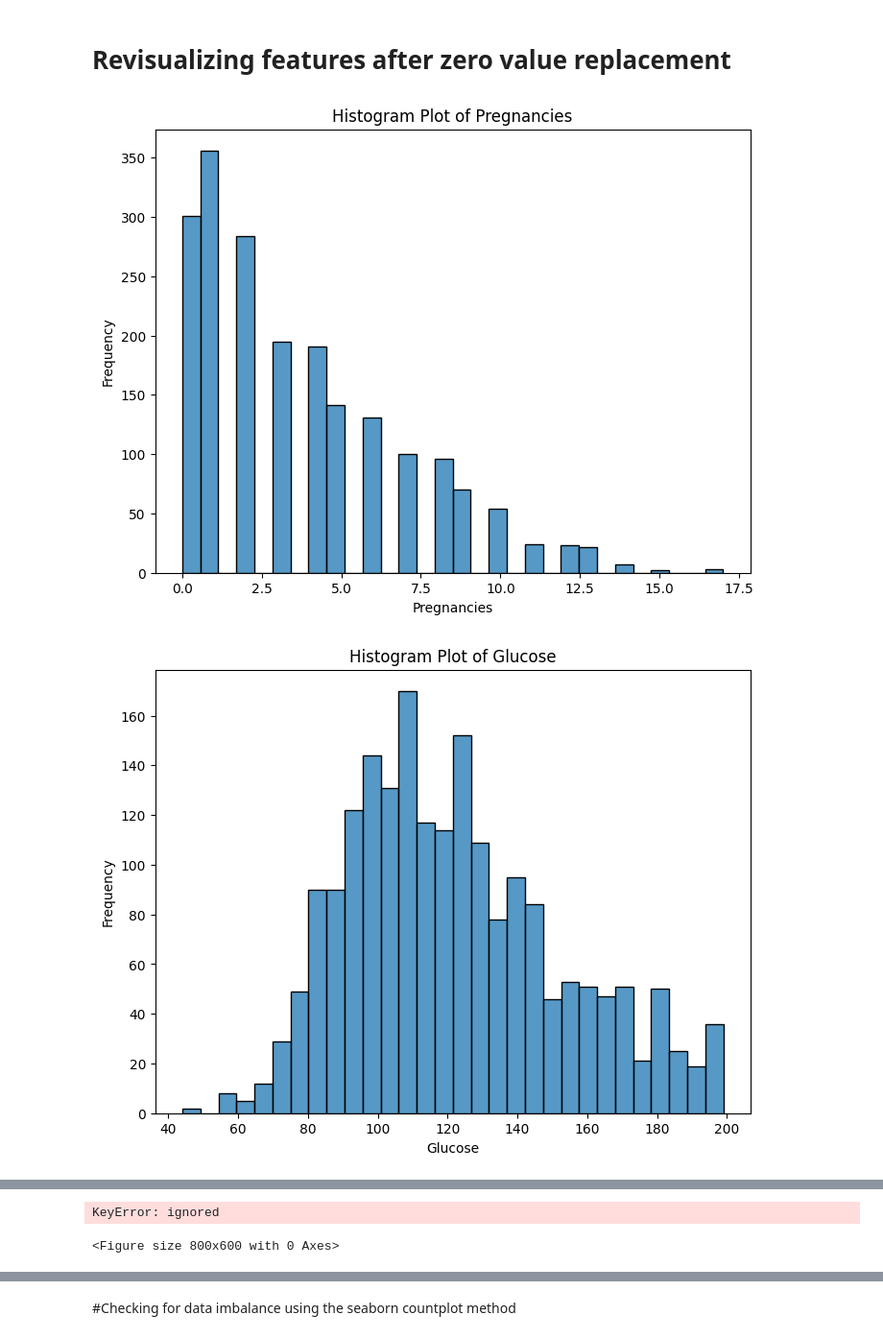
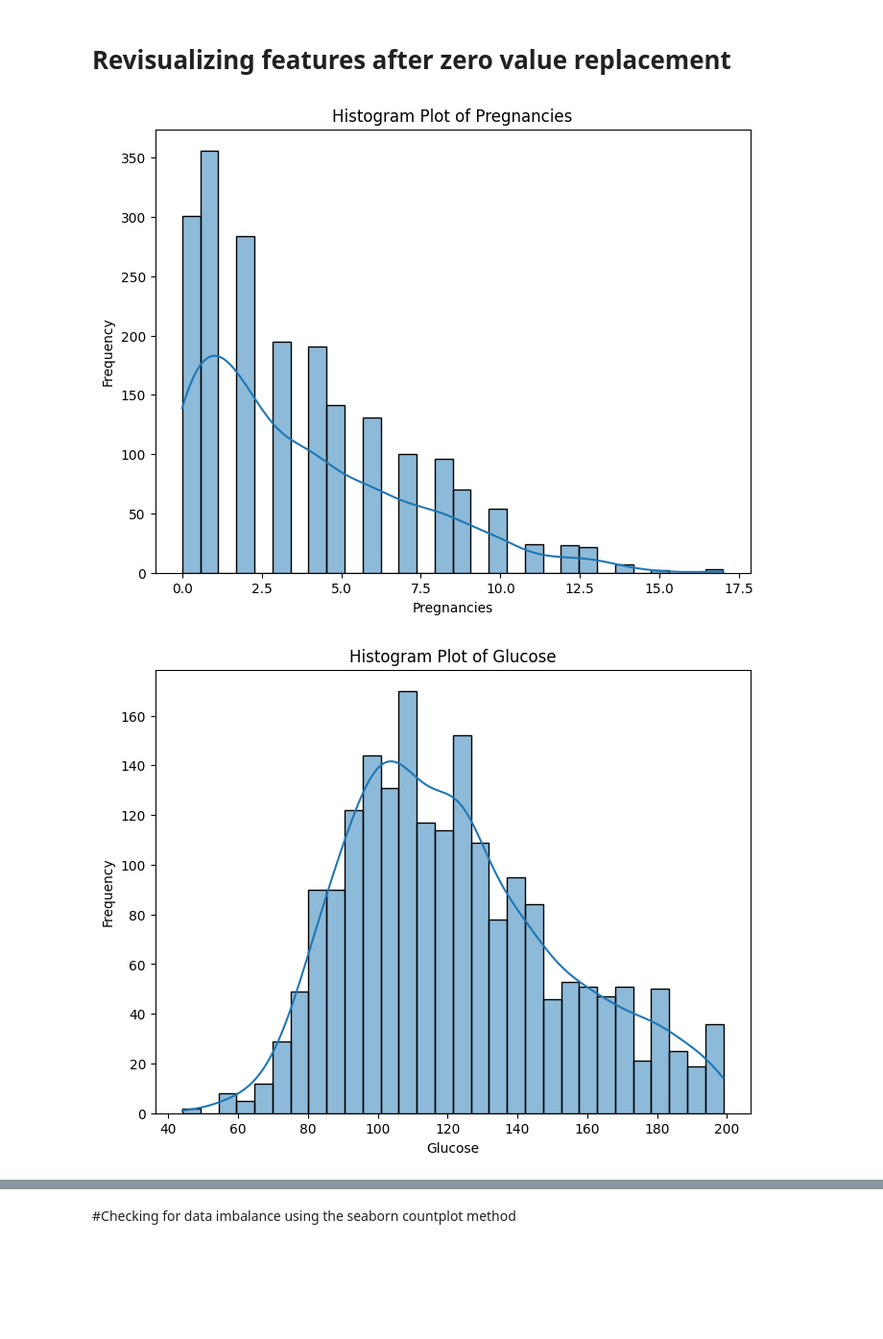
Before and after one commit to Jtandoh01/Disease-Prediction-ML-DCIT311, a Jupyter notebook: End_of_semester_project_DCIT313.ipynb, the cells around one changed output, grey strips where cells are left out. Shown at 96% size. Cells and saved outputs as stored; diff of their text form; code cells hidden in the pictures; blank space fills up the shorter version.

```diff
--- a/End_of_semester_project_DCIT313.ipynb
+++ b/End_of_semester_project_DCIT313.ipynb
@@ -110,14 +110,14 @@ dtype: int64
 # %%
 features_to_visualize = ['Pregnancies', 'Glucose', 'BloodPressure', 'SkinThickness', 'Insulin',
        'BMI', 'DiabetesPedigreeFunction', 'Age']
 
 for column in features_to_visualize:
   plt.figure(figsize=(8, 6))
-  sns.histplot(features[column], bins=30,)
+  sns.histplot(features[column], bins=30,kde=True)
   plt.title(f'Histogram Plot of {column}')
   plt.xlabel(column)
   plt.ylabel('Frequency')
   plt.show()
 # %% [output]
-[figure, old version]
+[figure, new version]
-[figure, old version]
+[figure, new version]
@@ -126,2 +125,0 @@ for column in features_to_visualize:
-KeyError: ignored
-<Figure size 800x600 with 0 Axes>
```
Also changed, not shown: parts of 46 cells of this notebook.
